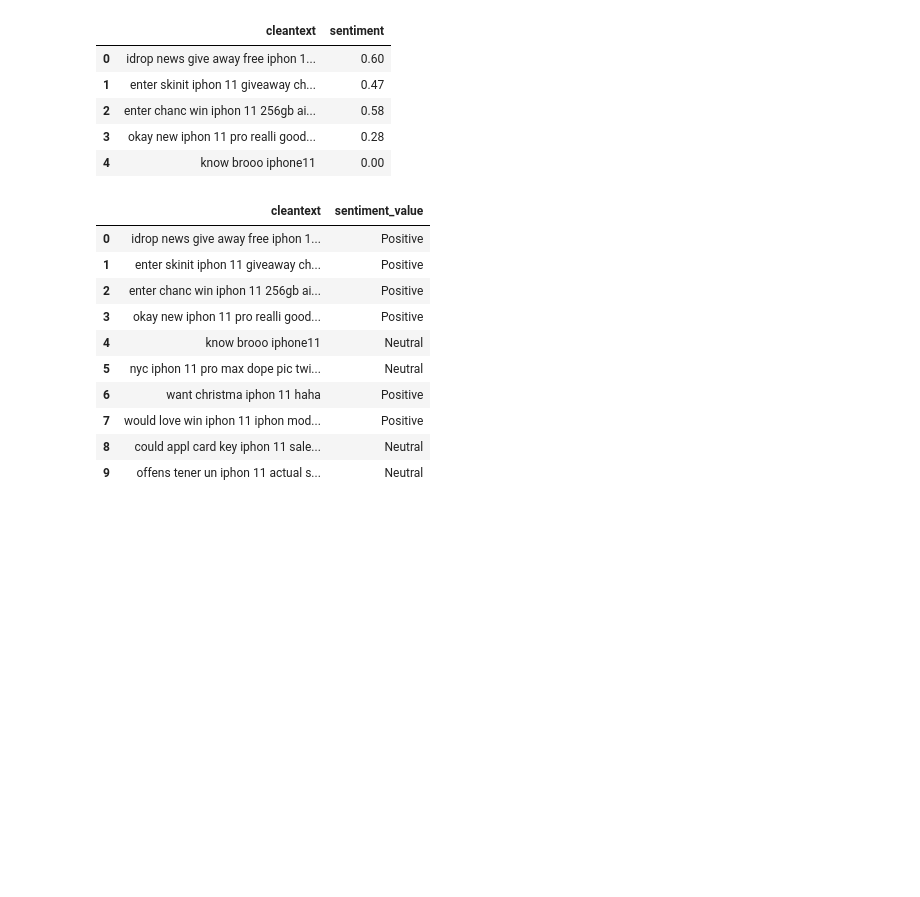
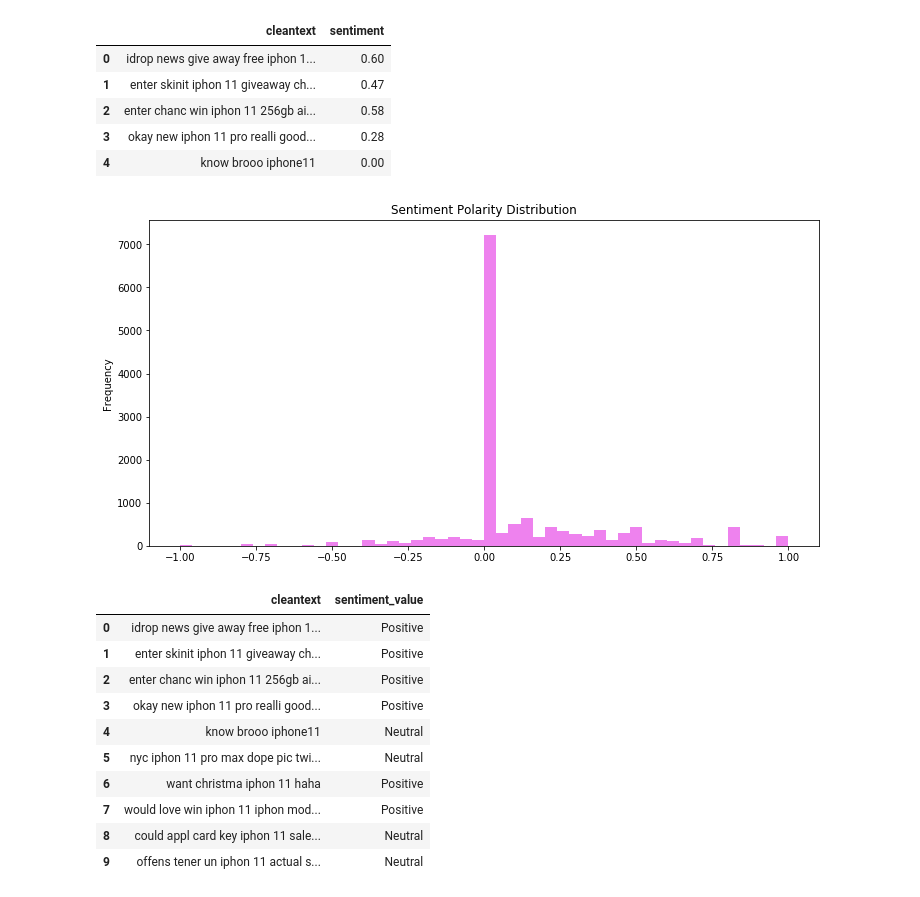
Before and after one commit to PriyabrataThatoi/WebScrapping-and-Sentiment-Analysis, a Jupyter notebook: R & Python Project.ipynb, the cells around one changed output. Saved outputs shown, nothing was run; the diff lists cells and outputs as text; code cells hidden in the pictures; blank space fills up the shorter version.

```diff
--- a/R & Python Project.ipynb
+++ b/R & Python Project.ipynb
@@ -205,6 +246,15 @@ data2[['cleantext','sentiment']].head()
 | 2 | enter chanc win iphon 11 256gb ai... | 0.58 |
 | 3 | okay new iphon 11 pro realli good... | 0.28 |
 | 4 | know brooo iphone11 | 0.00 |
+# %%
+data2['sentiment'].plot(
+    kind='hist',
+    bins=50,
+    title='Sentiment Polarity Distribution',
+    figsize=(12,6),
+    color = 'violet');
+# %% [output]
+[figure, added]
 # %%
 data2['sentiment_value'] = 0
 data2['sentiment_value'][data2['sentiment']>0] = 'Positive'
```
Also changed, not shown: parts of 8 cells of this notebook.
